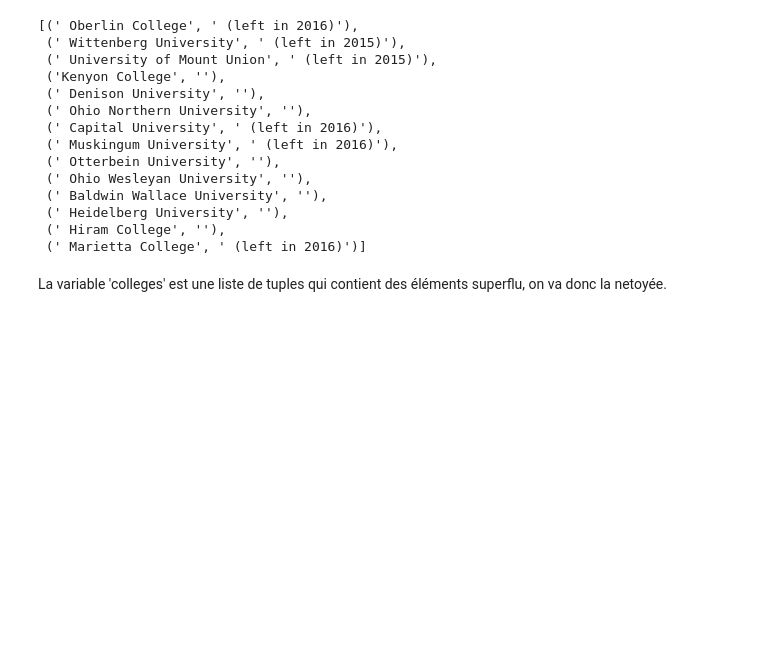
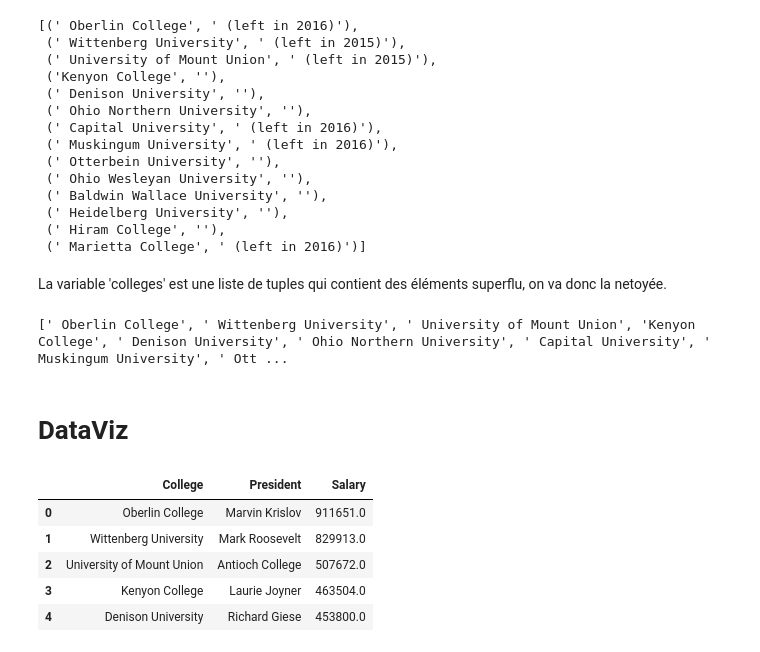
Before and after one commit to AxelArcidiaco/Projets-Dev-IA-1, a Jupyter notebook: Deep Learning & NLP/Story 6 - RegEx et Scraping/AxelArc-WebScrapping & RegEx Tutorial.ipynb, the cells around one changed output. Saved outputs shown, nothing was run; the diff lists cells and outputs as text; code cells hidden in the pictures; blank space fills up the shorter version.

```diff
--- a/Deep Learning & NLP/Story 6 - RegEx et Scraping/AxelArc-WebScrapping & RegEx Tutorial.ipynb
+++ b/Deep Learning & NLP/Story 6 - RegEx et Scraping/AxelArc-WebScrapping & RegEx Tutorial.ipynb
@@ -176,6 +178,17 @@ colleges
  (' Marietta College', ' (left in 2016)')]
 # %% [markdown]
 La variable 'colleges' est une liste de tuples qui contient des éléments superflu, on va donc la netoyée.
+# %%
+cleaned_colleges = []
+for college in colleges:
+    college = college[0]
+    cleaned_colleges.append(college)
+
+print(cleaned_colleges)
+# %% [output]
+[' Oberlin College', ' Wittenberg University', ' University of Mount Union', 'Kenyon College', ' Denison University', ' Ohio Northern University', ' Capital University', ' Muskingum University', ' Ott ...
+# %% [markdown]
+# DataViz
 # %%
 # Import libraries for DataViz
 import pandas as pd
@@ -183,0 +197,20 @@ import matplotlib as plt
+# %%
+# making sure that all list are the same length by adding NaN values if necessary
+# findind the length of the longest list
+max_length = max(len(names), len(cleaned_colleges), len(cleaned_salaries))
+
+# pad the shorter lists with NaN values
+names += [None] * (max_length - len(names))
+cleaned_colleges += [None] * (max_length - len(cleaned_colleges))
+cleaned_salaries += [None] * (max_length - len(cleaned_salaries))
+
+# dataframe creation
+df = pd.DataFrame({"College":cleaned_colleges, "President":names, "Salary":cleaned_salaries})
+df.head(5)
+# %% [output]
+|  | College | President | Salary |
+| 0 | Oberlin College | Marvin Krislov | 911651.0 |
+| 1 | Wittenberg University | Mark Roosevelt | 829913.0 |
+| 2 | University of Mount Union | Antioch College | 507672.0 |
+| 3 | Kenyon College | Laurie Joyner | 463504.0 |
+| 4 | Denison University | Richard Giese | 453800.0 |
```
Also changed, not shown: parts of 5 cells of this notebook.
